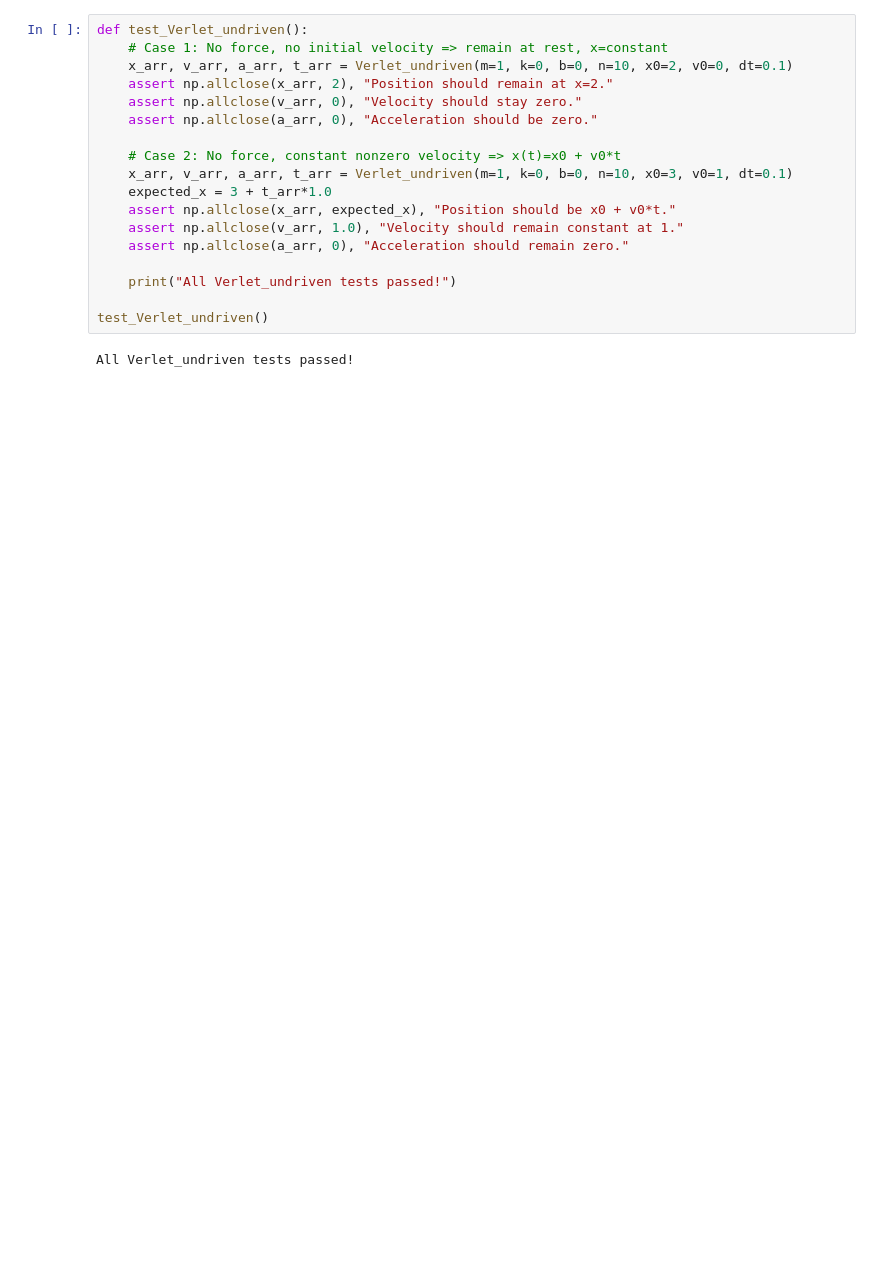
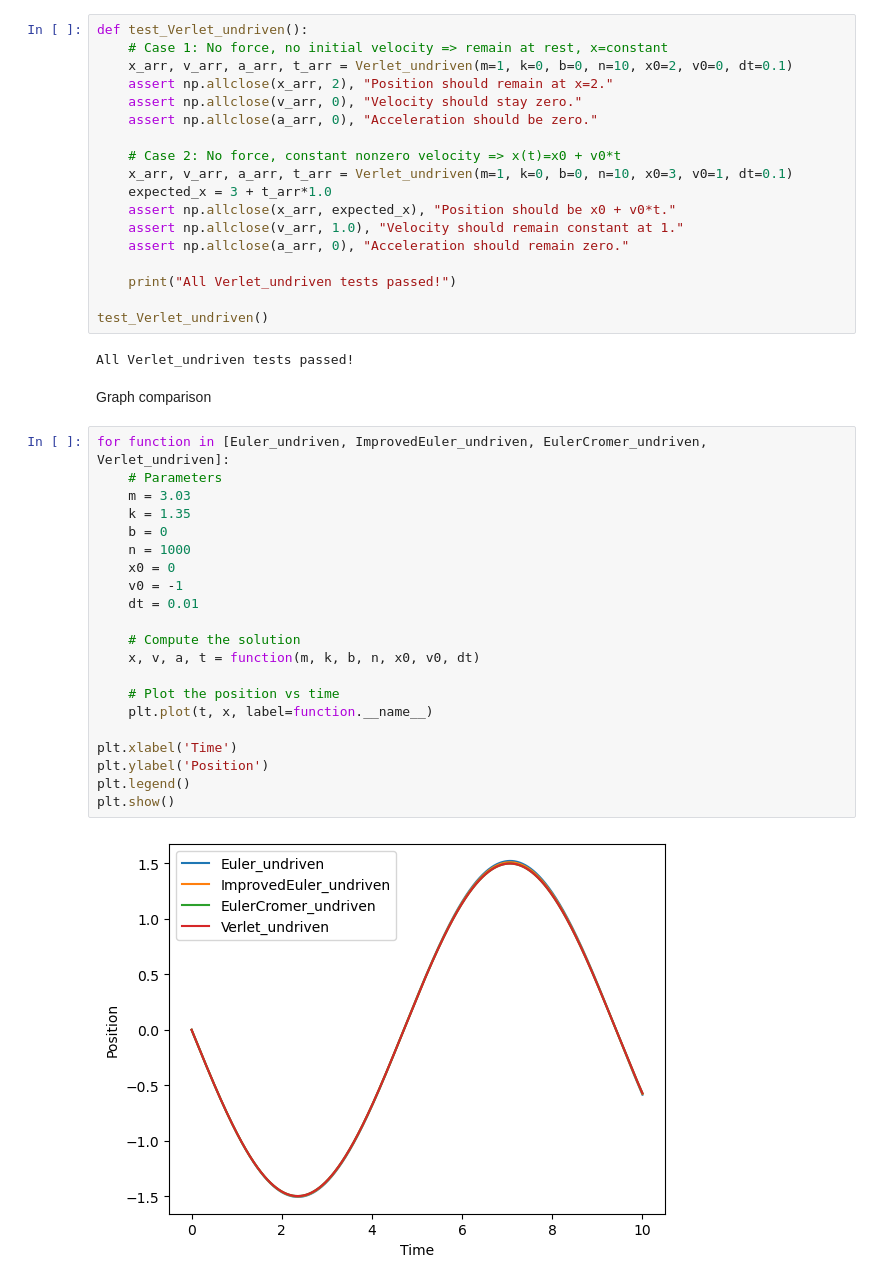
Before and after one commit to david-phelan/computational-physics-project-two, a Jupyter notebook: ProjectTwo.ipynb, the cells around one changed output. Saved outputs shown, nothing was run; the diff lists cells and outputs as text; blank space fills up the shorter version.

Commit message:
Added a cell to loop over the functions, calculate their solutions, and plot them all on the same figure

```diff
--- a/ProjectTwo.ipynb
+++ b/ProjectTwo.ipynb
@@ -412,3 +414,28 @@ def test_Verlet_undriven():
 test_Verlet_undriven()
 # %% [output]
 All Verlet_undriven tests passed!
+# %% [markdown]
+Graph comparison
+# %%
+for function in [Euler_undriven, ImprovedEuler_undriven, EulerCromer_undriven, Verlet_undriven]:
+    # Parameters
+    m = 3.03
+    k = 1.35
+    b = 0
+    n = 1000
+    x0 = 0
+    v0 = -1
+    dt = 0.01
+
+    # Compute the solution
+    x, v, a, t = function(m, k, b, n, x0, v0, dt)
+
+    # Plot the position vs time
+    plt.plot(t, x, label=function.__name__)
+
+plt.xlabel('Time')
+plt.ylabel('Position')
+plt.legend()
+plt.show()
+# %% [output]
+[figure, added]
```
Also changed, not shown: parts of 4 cells of this notebook.
